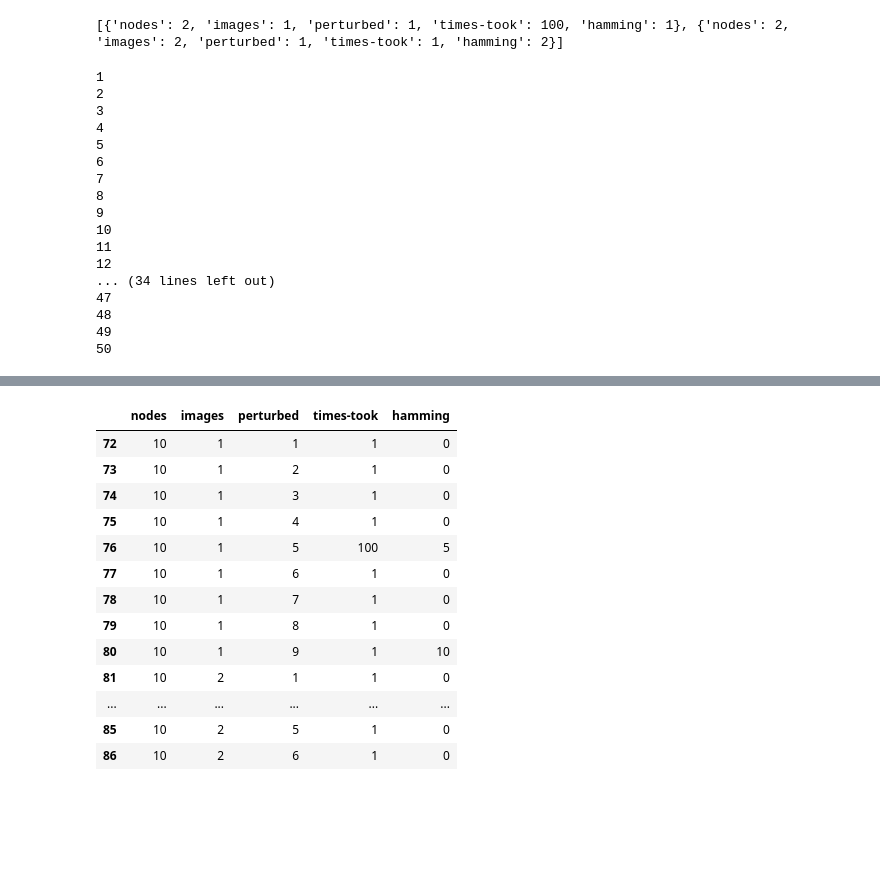
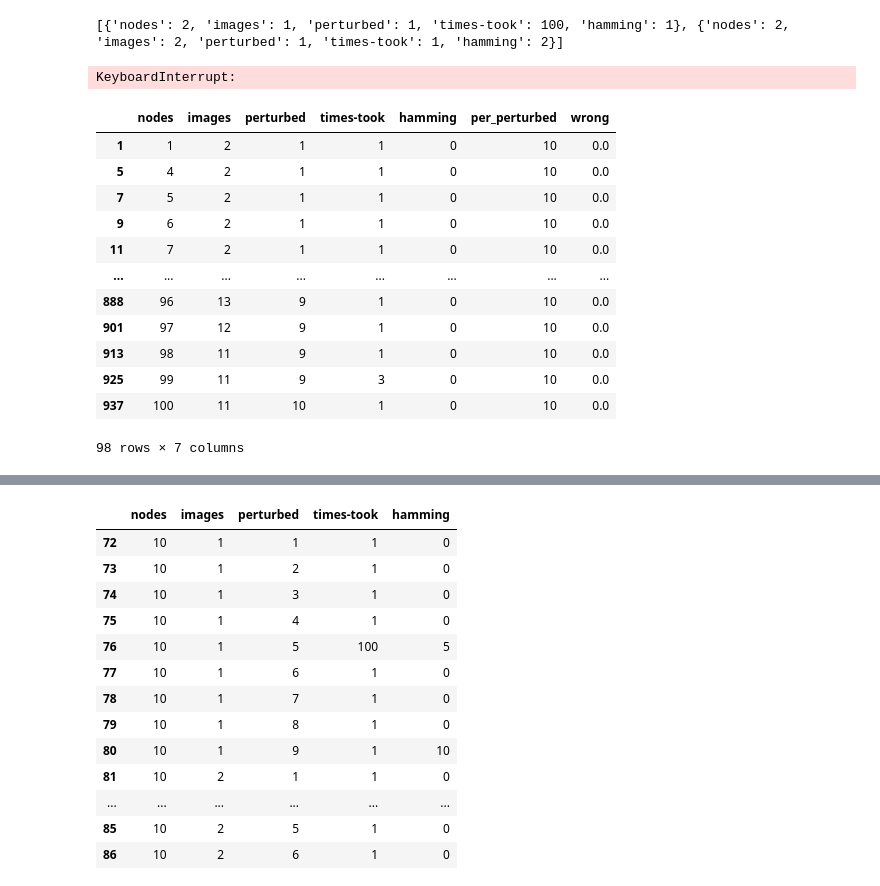
Before and after one commit to cluster-nine-hopfield/hopfield, a Jupyter notebook: analysis.ipynb, the cells around one changed output, grey strips where cells are left out. Saved outputs shown, nothing was run; the diff lists cells and outputs as text; code cells hidden in the pictures; blank space fills up the shorter version.

```diff
--- a/analysis.ipynb
+++ b/analysis.ipynb
@@ -51,24 +58,10 @@ print(dic)
 # %%
 import pandas as pd
 # %%
-dic1 = get_results(50)
+dic1 = get_results(200)
-# %% [output]
-1
-2
-3
-4
-5
-6
-7
-8
-9
-10
-11
-12
-... (34 lines left out)
-47
-48
-49
-50
+# %%
+dic2 = get_results(200)
+# %% [output]
+KeyboardInterrupt:
 # %%
 df = pd.DataFrame.from_dict(dic1)
@@ -74,0 +75,16 @@ df = pd.DataFrame.from_dict(dic1)
+# %%
+df_1
+# %% [output]
+|  | nodes | images | perturbed | times-took | hamming | per_perturbed | wrong |
+| 1 | 1 | 2 | 1 | 1 | 0 | 10 | 0.0 |
+| 5 | 4 | 2 | 1 | 1 | 0 | 10 | 0.0 |
+| 7 | 5 | 2 | 1 | 1 | 0 | 10 | 0.0 |
+| 9 | 6 | 2 | 1 | 1 | 0 | 10 | 0.0 |
+| 11 | 7 | 2 | 1 | 1 | 0 | 10 | 0.0 |
+| ... | ... | ... | ... | ... | ... | ... | ... |
+| 888 | 96 | 13 | 9 | 1 | 0 | 10 | 0.0 |
+| 901 | 97 | 12 | 9 | 1 | 0 | 10 | 0.0 |
+| 913 | 98 | 11 | 9 | 1 | 0 | 10 | 0.0 |
+| 925 | 99 | 11 | 9 | 3 | 0 | 10 | 0.0 |
+| 937 | 100 | 11 | 10 | 1 | 0 | 10 | 0.0 |
+98 rows × 7 columns
```
Also changed, not shown: parts of 6 cells of this notebook, 1 other file.
